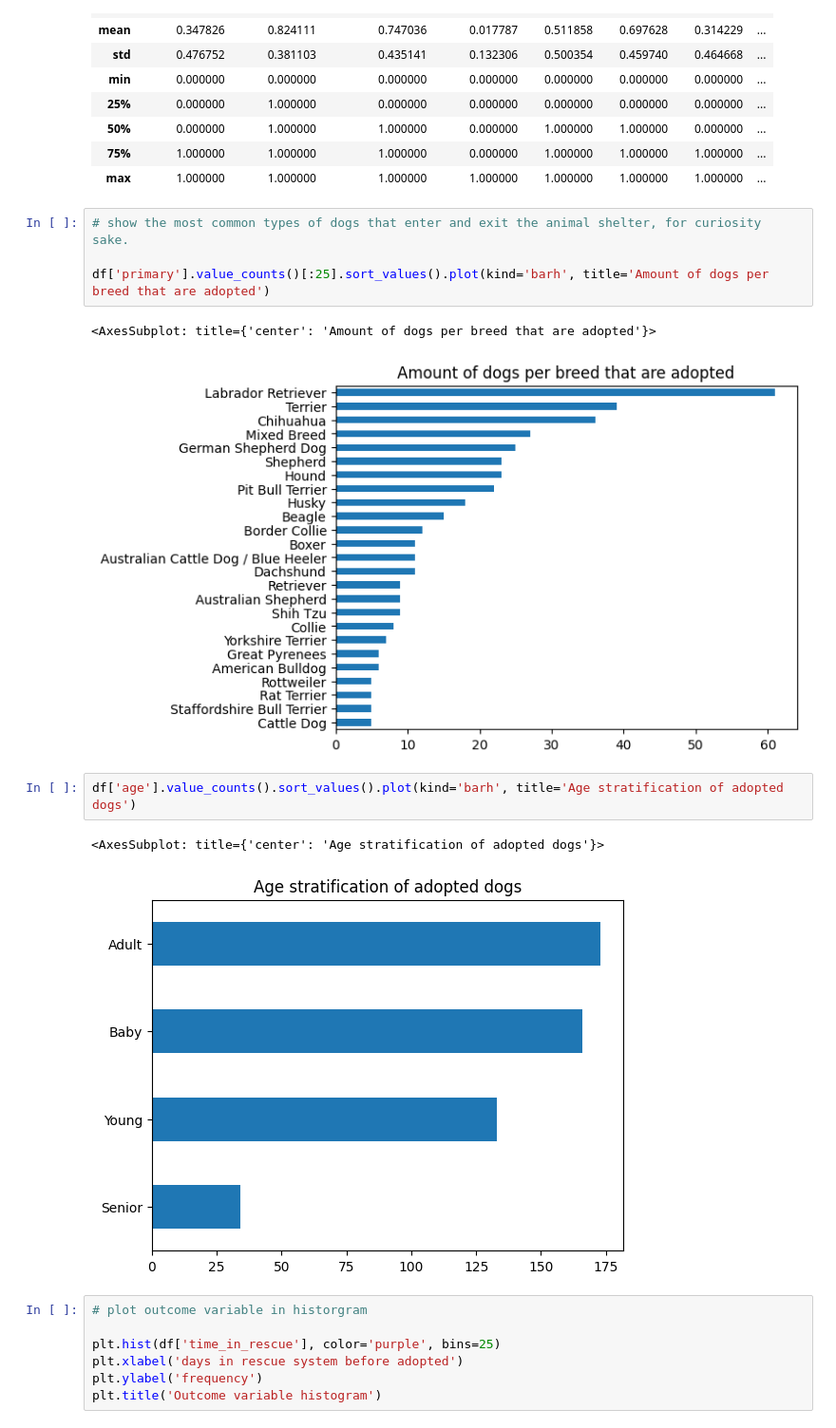
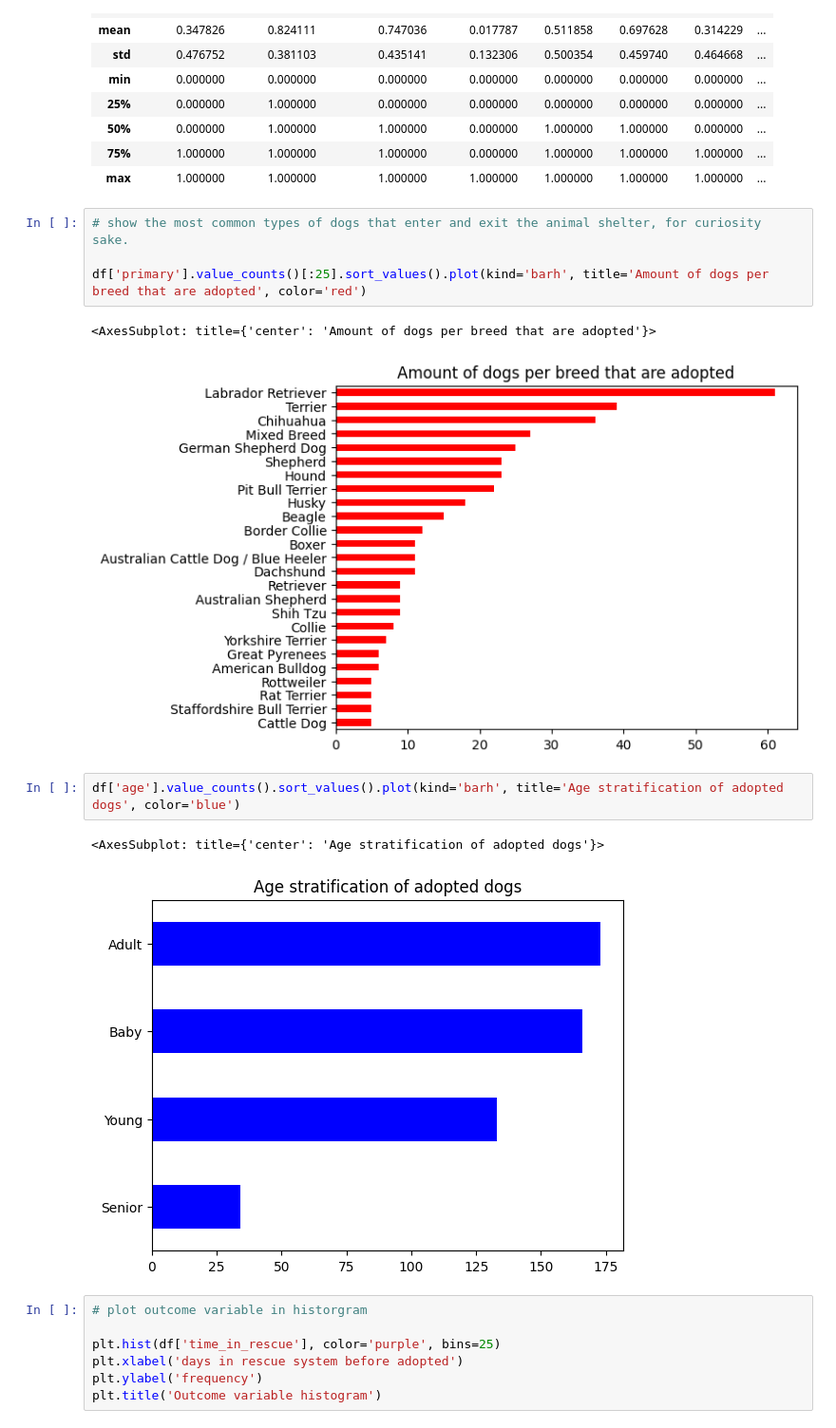
Before and after one commit to BillBelieve/Dog-Adoption-Data-Science-Project, a Jupyter notebook: Project Data Science/Project Worksheet.ipynb, the cells around one changed output. Shown at 95% size. Cells and saved outputs as stored; diff of their text form.

```diff
--- a/Project Data Science/Project Worksheet.ipynb
+++ b/Project Data Science/Project Worksheet.ipynb
@@ -264,15 +238,15 @@ df.describe()
 # %%
 # show the most common types of dogs that enter and exit the animal shelter, for curiosity sake.
 
-df['primary'].value_counts()[:25].sort_values().plot(kind='barh', title='Amount of dogs per breed that are adopted')
+df['primary'].value_counts()[:25].sort_values().plot(kind='barh', title='Amount of dogs per breed that are adopted', color='red')
 # %% [output]
 <AxesSubplot: title={'center': 'Amount of dogs per breed that are adopted'}>
-[figure, old version]
+[figure, new version]
 # %%
-df['age'].value_counts().sort_values().plot(kind='barh', title='Age stratification of adopted dogs')
+df['age'].value_counts().sort_values().plot(kind='barh', title='Age stratification of adopted dogs', color='blue')
 # %% [output]
 <AxesSubplot: title={'center': 'Age stratification of adopted dogs'}>
-[figure, old version]
+[figure, new version]
 # %%
 # plot outcome variable in historgram
 
```
Also changed, not shown: parts of 15 cells of this notebook, 2 other files.
